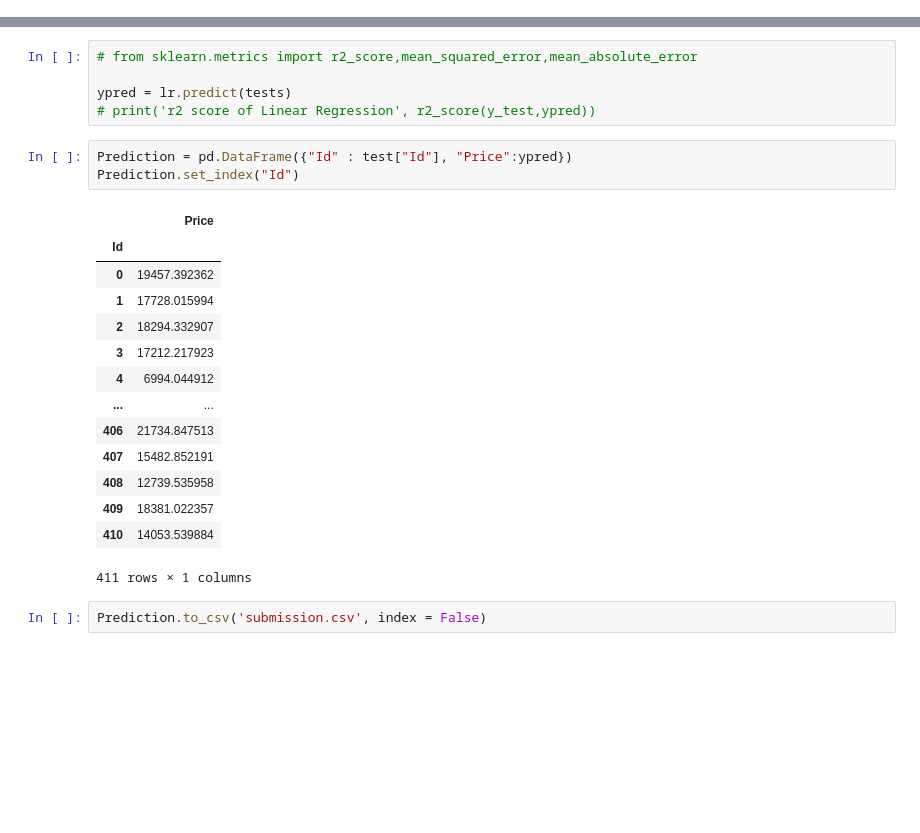
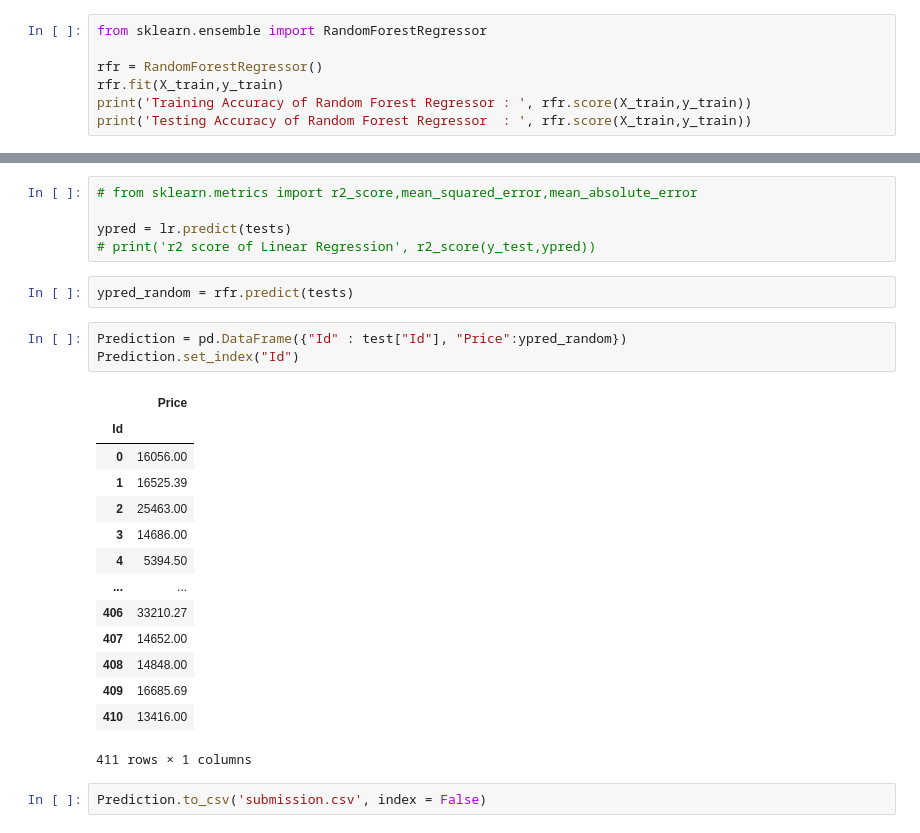
Before and after one commit to MuhammadAhmed3092/Machine-Learning, a Jupyter notebook: cars-price-prediction-using-advanced-regression.ipynb, the cells around one changed output, grey strips where cells are left out. Cells and saved outputs as stored; diff of their text form; blank space fills up the shorter version.

Commit message:
Kaggle Notebook | Cars Price Prediction Using Advanced Regression | Version 3

```diff
--- a/cars-price-prediction-using-advanced-regression.ipynb
+++ b/cars-price-prediction-using-advanced-regression.ipynb
@@ -189,0 +190,7 @@ Testing Accuracy of Linear Regression 0.39301165970106
+# %%
+from sklearn.ensemble import RandomForestRegressor
+
+rfr = RandomForestRegressor()
+rfr.fit(X_train,y_train)
+print('Training Accuracy of Random Forest Regressor : ', rfr.score(X_train,y_train))
+print('Testing Accuracy of Random Forest Regressor  : ', rfr.score(X_train,y_train))
@@ -279,23 +289,25 @@ test.shape
 
 ypred = lr.predict(tests)
 # print('r2 score of Linear Regression', r2_score(y_test,ypred))
+# %%
+ypred_random = rfr.predict(tests)
 # %%
-Prediction = pd.DataFrame({"Id" : test["Id"], "Price":ypred})
+Prediction = pd.DataFrame({"Id" : test["Id"], "Price":ypred_random})
 Prediction.set_index("Id")
 # %% [output]
 |  | Price |
 | Id |  |
-| 0 | 19457.392362 |
-| 1 | 17728.015994 |
-| 2 | 18294.332907 |
-| 3 | 17212.217923 |
-| 4 | 6994.044912 |
+| 0 | 16056.00 |
+| 1 | 16525.39 |
+| 2 | 25463.00 |
+| 3 | 14686.00 |
+| 4 | 5394.50 |
 | ... | ... |
-| 406 | 21734.847513 |
-| 407 | 15482.852191 |
-| 408 | 12739.535958 |
-| 409 | 18381.022357 |
-| 410 | 14053.539884 |
+| 406 | 33210.27 |
+| 407 | 14652.00 |
+| 408 | 14848.00 |
+| 409 | 16685.69 |
+| 410 | 13416.00 |
 411 rows × 1 columns
 # %%
 Prediction.to_csv('submission.csv', index = False)
```
Also changed, not shown: parts of 3 cells of this notebook.
